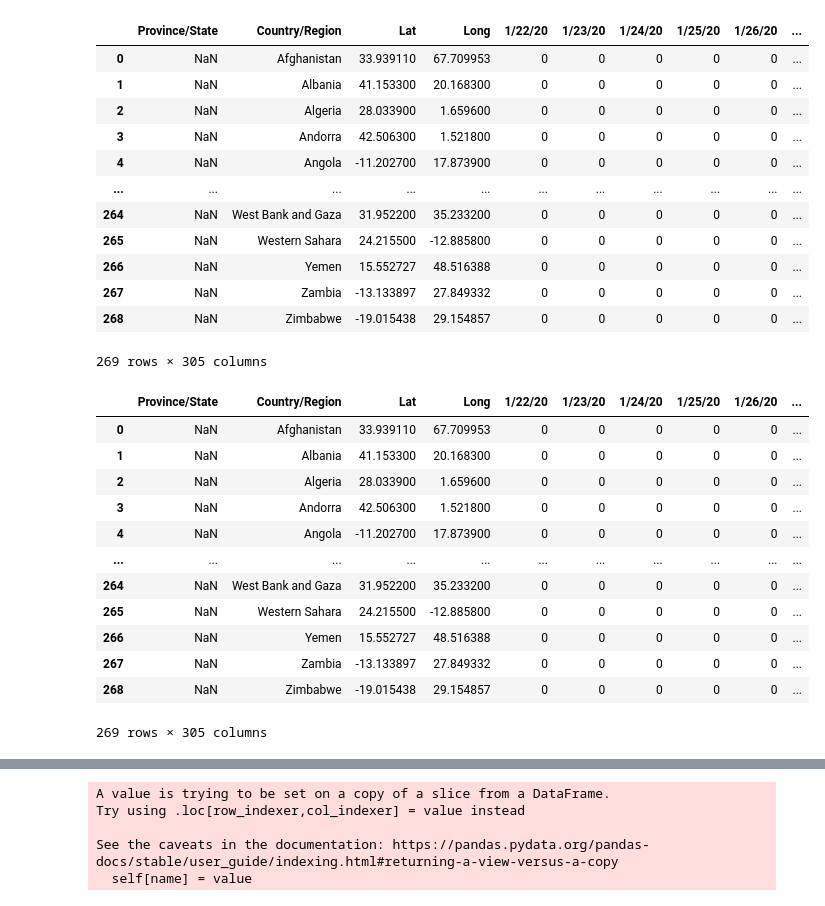
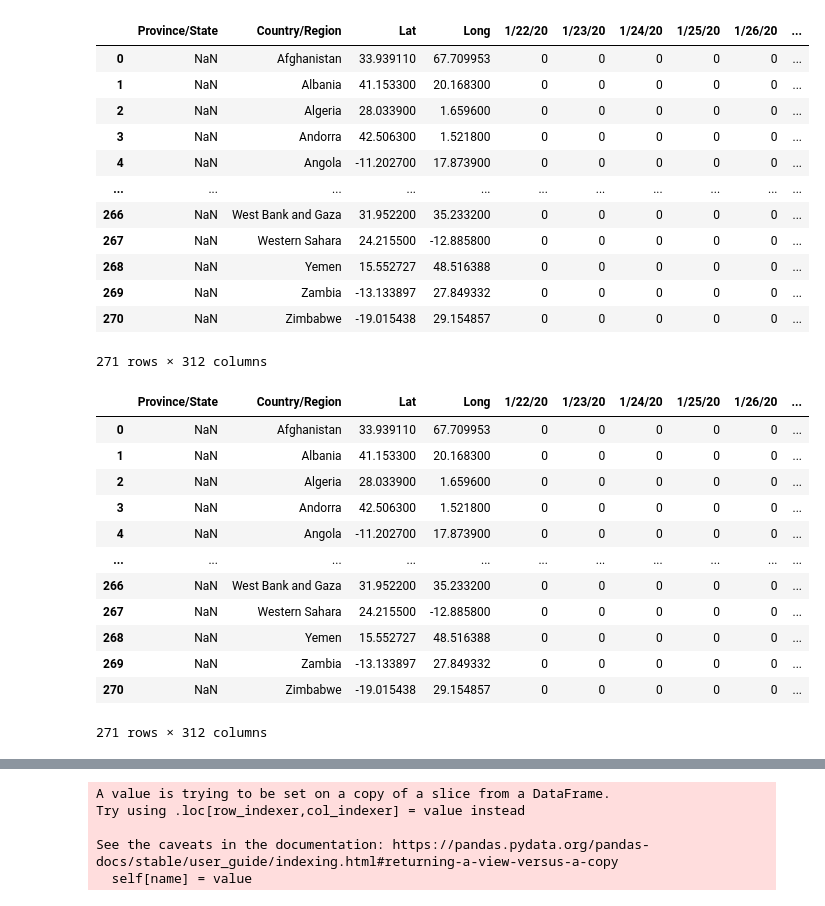
Before and after one commit to Tclack88/covid19, a Jupyter notebook: Covid.ipynb, the cells around one changed output, grey strips where cells are left out. Drawn from its saved outputs; the diff is of its cells as text; code cells hidden in the pictures.

```diff
--- a/Covid.ipynb
+++ b/Covid.ipynb
@@ -3,25 +3,25 @@
 # %%
 #Data source: https://data.humdata.org/dataset/novel-coronavirus-2019-ncov-cases
 import pandas as pd
-confirmed_infected_data = "https://raw.githubusercontent.com/Tclack88/covid19/master/data/time_series_covid19_confirmed_global_18nov.csv"
+confirmed_infected_data = "https://raw.githubusercontent.com/Tclack88/covid19/master/data/time_series_covid19_confirmed_global_25nov.csv"
 confirmed_df = pd.read_csv(confirmed_infected_data)
 confirmed_df
 # %% [output]
 |  | Province/State | Country/Region | Lat | Long | 1/22/20 | 1/23/20 | 1/24/20 | 1/25/20 | 1/26/20 | ... |
 | 0 | NaN | Afghanistan | 33.939110 | 67.709953 | 0 | 0 | 0 | 0 | 0 | ... |
 | 1 | NaN | Albania | 41.153300 | 20.168300 | 0 | 0 | 0 | 0 | 0 | ... |
 | 2 | NaN | Algeria | 28.033900 | 1.659600 | 0 | 0 | 0 | 0 | 0 | ... |
 | 3 | NaN | Andorra | 42.506300 | 1.521800 | 0 | 0 | 0 | 0 | 0 | ... |
 | 4 | NaN | Angola | -11.202700 | 17.873900 | 0 | 0 | 0 | 0 | 0 | ... |
 | ... | ... | ... | ... | ... | ... | ... | ... | ... | ... | ... |
-| 264 | NaN | West Bank and Gaza | 31.952200 | 35.233200 | 0 | 0 | 0 | 0 | 0 | ... |
-| 265 | NaN | Western Sahara | 24.215500 | -12.885800 | 0 | 0 | 0 | 0 | 0 | ... |
-| 266 | NaN | Yemen | 15.552727 | 48.516388 | 0 | 0 | 0 | 0 | 0 | ... |
-| 267 | NaN | Zambia | -13.133897 | 27.849332 | 0 | 0 | 0 | 0 | 0 | ... |
-| 268 | NaN | Zimbabwe | -19.015438 | 29.154857 | 0 | 0 | 0 | 0 | 0 | ... |
+| 266 | NaN | West Bank and Gaza | 31.952200 | 35.233200 | 0 | 0 | 0 | 0 | 0 | ... |
+| 267 | NaN | Western Sahara | 24.215500 | -12.885800 | 0 | 0 | 0 | 0 | 0 | ... |
+| 268 | NaN | Yemen | 15.552727 | 48.516388 | 0 | 0 | 0 | 0 | 0 | ... |
+| 269 | NaN | Zambia | -13.133897 | 27.849332 | 0 | 0 | 0 | 0 | 0 | ... |
+| 270 | NaN | Zimbabwe | -19.015438 | 29.154857 | 0 | 0 | 0 | 0 | 0 | ... |
-269 rows × 305 columns
+271 rows × 312 columns
 # %%
-deaths_data = "https://raw.githubusercontent.com/Tclack88/covid19/master/data/time_series_covid19_deaths_global_18nov.csv"
+deaths_data = "https://raw.githubusercontent.com/Tclack88/covid19/master/data/time_series_covid19_deaths_global_25nov.csv"
 dead_df = pd.read_csv(deaths_data)
 dead_df
 # %% [output]
@@ -32,12 +32,12 @@ dead_df
 | 3 | NaN | Andorra | 42.506300 | 1.521800 | 0 | 0 | 0 | 0 | 0 | ... |
 | 4 | NaN | Angola | -11.202700 | 17.873900 | 0 | 0 | 0 | 0 | 0 | ... |
 | ... | ... | ... | ... | ... | ... | ... | ... | ... | ... | ... |
-| 264 | NaN | West Bank and Gaza | 31.952200 | 35.233200 | 0 | 0 | 0 | 0 | 0 | ... |
-| 265 | NaN | Western Sahara | 24.215500 | -12.885800 | 0 | 0 | 0 | 0 | 0 | ... |
-| 266 | NaN | Yemen | 15.552727 | 48.516388 | 0 | 0 | 0 | 0 | 0 | ... |
-| 267 | NaN | Zambia | -13.133897 | 27.849332 | 0 | 0 | 0 | 0 | 0 | ... |
-| 268 | NaN | Zimbabwe | -19.015438 | 29.154857 | 0 | 0 | 0 | 0 | 0 | ... |
+| 266 | NaN | West Bank and Gaza | 31.952200 | 35.233200 | 0 | 0 | 0 | 0 | 0 | ... |
+| 267 | NaN | Western Sahara | 24.215500 | -12.885800 | 0 | 0 | 0 | 0 | 0 | ... |
+| 268 | NaN | Yemen | 15.552727 | 48.516388 | 0 | 0 | 0 | 0 | 0 | ... |
+| 269 | NaN | Zambia | -13.133897 | 27.849332 | 0 | 0 | 0 | 0 | 0 | ... |
+| 270 | NaN | Zimbabwe | -19.015438 | 29.154857 | 0 | 0 | 0 | 0 | 0 | ... |
-269 rows × 305 columns
+271 rows × 312 columns
 # %%
 def main_data_clean(df):
   df = df.drop( columns=['Lat','Long','Province/State']) # remove extraneous cols
```
Also changed, not shown: parts of 6 cells of this notebook.
